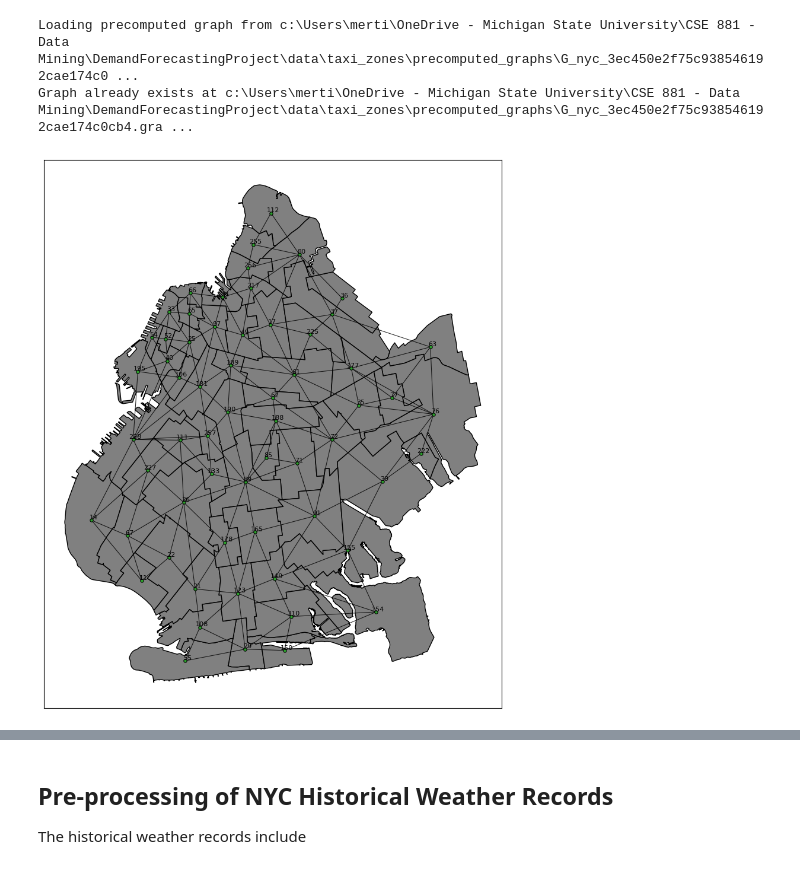
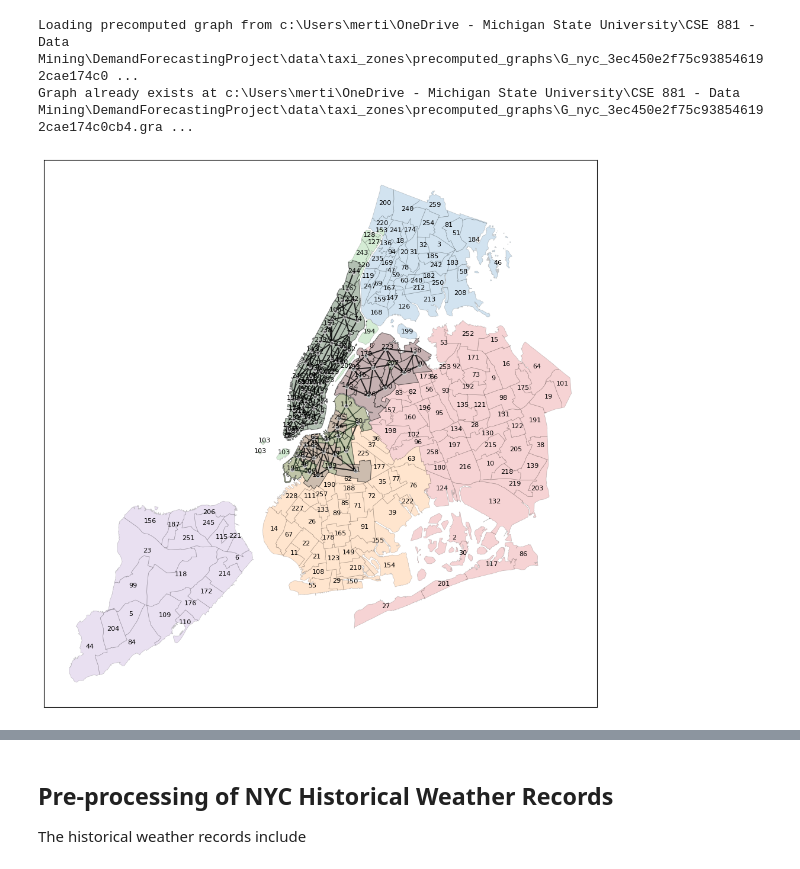
Before and after one commit to indibi/demand-forecast, a Jupyter notebook: protoboard/nyc_rideshare_preprocessing.ipynb, the cells around one changed output, grey strips where cells are left out. Cells and saved outputs as stored; diff of their text form; code cells hidden in the pictures.

```diff
--- a/protoboard/nyc_rideshare_preprocessing.ipynb
+++ b/protoboard/nyc_rideshare_preprocessing.ipynb
@@ -607,9 +648,65 @@ def plot_zones(tz, ax=None,
 # %% [output]
 Loading precomputed graph from c:\Users\merti\OneDrive - Michigan State University\CSE 881 - Data Mining\DemandForecastingProject\data\taxi_zones\precomputed_graphs\G_nyc_3ec450e2f75c938546192cae174c0 ...
 Graph already exists at c:\Users\merti\OneDrive - Michigan State University\CSE 881 - Data Mining\DemandForecastingProject\data\taxi_zones\precomputed_graphs\G_nyc_3ec450e2f75c938546192cae174c0cb4.gra ...
-# %%
-taxi_zone = TaxiZones(boroughs=['Brooklyn'])
-plot_zones(taxi_zone);
-# %% [output]
-[figure, removed]
+# %%
+nonzero_median_zone_ids = {4,   7,  10,  12,  13,  24,  25,  33,  41,  42,  43,  45,  48,  49,
+        50,  52,  61,  65,  66,  68,  70,  74,  75,  79,  87,  88,  90,  97,
+       100, 107, 113, 114, 116, 125, 129, 130, 132, 137, 138, 140, 141, 142,
+       143, 144, 145, 146, 148, 151, 152, 158, 161, 162, 163, 164, 166, 170,
+       179, 181, 186, 193, 209, 211, 215, 216, 223, 224, 226, 229, 230, 231,
+       232, 233, 234, 236, 237, 238, 239, 244, 246, 249, 255, 256, 260, 261,
+       262, 263, 264, 265}
+discarded_nonzero_median_zone_ids = {132, 216, 10, 215, 130, 264, 265}
+added_zero_median_zone_ids = {112, 217, 34, 80, 17, 189, 106, 40, 54, 195, 207}
+zone_ids = nonzero_median_zone_ids.difference(discarded_nonzero_median_zone_ids).union(added_zero_median_zone_ids)
+
+added_zero_median_zone_ids = list(added_zero_median_zone_ids); added_zero_median_zone_ids.sort()
+discarded_nonzero_median_zone_ids = list(discarded_nonzero_median_zone_ids); discarded_nonzero_median_zone_ids.sort()
+
+# The zones we chose to keep
+zone_ids = list(zone_ids); zone_ids.sort();
+taxi_zone = TaxiZones(zone_ids=zone_ids)
+fig, ax = plt.subplots(figsize=(TaxiZones.ratio*12,12))
+
+
+# Plot all boroughs
+boro_color = {'Bronx': 'C0', 'Brooklyn': 'C1', 'Manhattan': 'C2', 'Queens': 'C3', 'Staten Island': 'C4'}
+for boro in boro_color.keys():
+    zone_options = {'color': boro_color[boro], 'edgecolor': 'black', 'alpha': 0.2, 'linewidth': 0.5}
+    node_options = {'alpha':0}
+    edge_options = {'alpha':0}
+    plot_zones(TaxiZones(boroughs=[boro]), ax=ax,
+         zone_options=zone_options, node_options=node_options, edge_options=edge_options);
+
+# # Plot the non-zero median zones
+# nonzero_median_zone_ids = list(nonzero_median_zone_ids)
+# zone_options = {'color': 'lightgray', 'edgecolor': 'black', 'alpha': 0.2, 'linewidth': 0.5}
+# node_options = {'alpha': 0}
+label_options = {'alpha':0}
+# edge_options = {'alpha': 0}
+# plot_zones(TaxiZones(zone_ids=nonzero_median_zone_ids), ax=ax,
+#          zone_options=zone_options, node_options=node_options, label_options=label_options, edge_options=edge_options);
+
+# Plot the chosen zones
+zone_options = {'color': 'gray', 'edgecolor': 'black', 'alpha': 0.4, 'linewidth': 0.8}
+node_options = {'node_size': 20, 'node_color': 'gray', 'edgecolors': 'lightgray'}
+edge_options = {'edge_color': 'black', 'width': 1.5, 'alpha': 0.8}
+plot_zones(TaxiZones(zone_ids=zone_ids), ax=ax,
+            node_options=node_options, edge_options=edge_options, zone_options=zone_options, label_options=label_options);
+
+# # Plot the discarded zones
+# zone_options = {'color': 'red', 'edgecolor': 'black', 'alpha': 0.4, 'linewidth': 0.4}
+# node_options = {'alpha': 0}
+# edge_options = {'alpha': 0}
+# plot_zones(TaxiZones(zone_ids=discarded_nonzero_median_zone_ids), ax=ax,
+#          zone_options=zone_options, node_options=node_options, label_options=label_options, edge_options=edge_options);
+
+# Plot the added zones
+zone_options = {'color': 'lightgreen', 'edgecolor': 'black', 'alpha': 0.2, 'linewidth': 0.4}
+node_options = {'alpha': 0}
+edge_options = {'alpha': 0}
+plot_zones(TaxiZones(zone_ids=added_zero_median_zone_ids), ax=ax,
+         zone_options=zone_options, node_options=node_options, label_options=label_options, edge_options=edge_options);
+# %% [output]
+[figure, added]
 # %%
```
Also changed, not shown: parts of 11 cells of this notebook, 10 other files.
